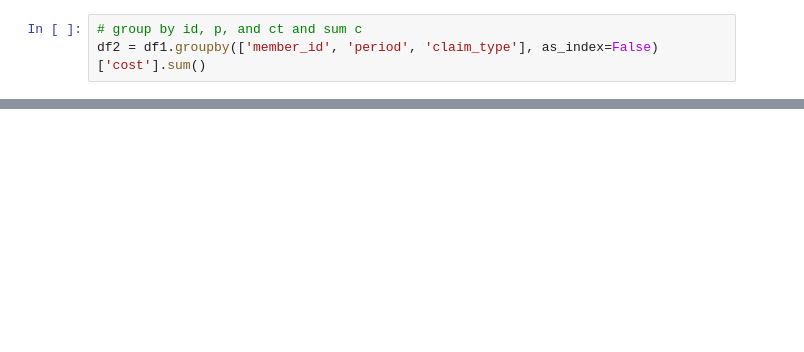
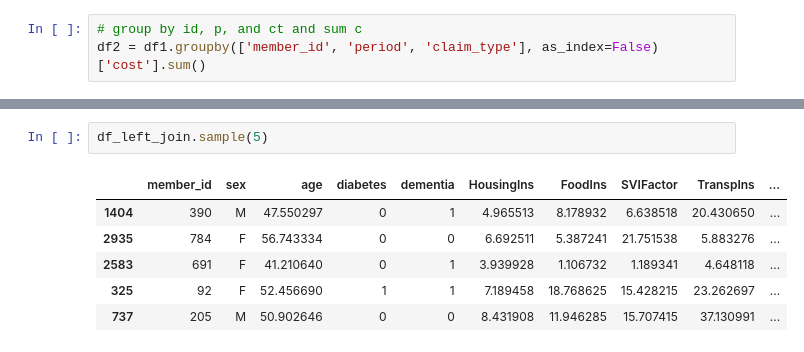
Before and after one commit to taniahdez75/st, a Jupyter notebook: Homework3_Tania.ipynb, the cells around one changed output, grey strips where cells are left out. Saved outputs shown, nothing was run; the diff lists cells and outputs as text; blank space fills up the shorter version.

```diff
--- a/Homework3_Tania.ipynb
+++ b/Homework3_Tania.ipynb
@@ -148,0 +200,9 @@ print(df_left_join)
+# %%
+df_left_join.sample(5)
+# %% [output]
+|  | member_id | sex | age | diabetes | dementia | HousingIns | FoodIns | SVIFactor | TranspIns | ... |
+| 1404 | 390 | M | 47.550297 | 0 | 1 | 4.965513 | 8.178932 | 6.638518 | 20.430650 | ... |
+| 2935 | 784 | F | 56.743334 | 0 | 0 | 6.692511 | 5.387241 | 21.751538 | 5.883276 | ... |
+| 2583 | 691 | F | 41.210640 | 0 | 1 | 3.939928 | 1.106732 | 1.189341 | 4.648118 | ... |
+| 325 | 92 | F | 52.456690 | 1 | 1 | 7.189458 | 18.768625 | 15.428215 | 23.262697 | ... |
+| 737 | 205 | M | 50.902646 | 0 | 0 | 8.431908 | 11.946285 | 15.707415 | 37.130991 | ... |
```
Also changed, not shown: parts of 30 cells of this notebook.
